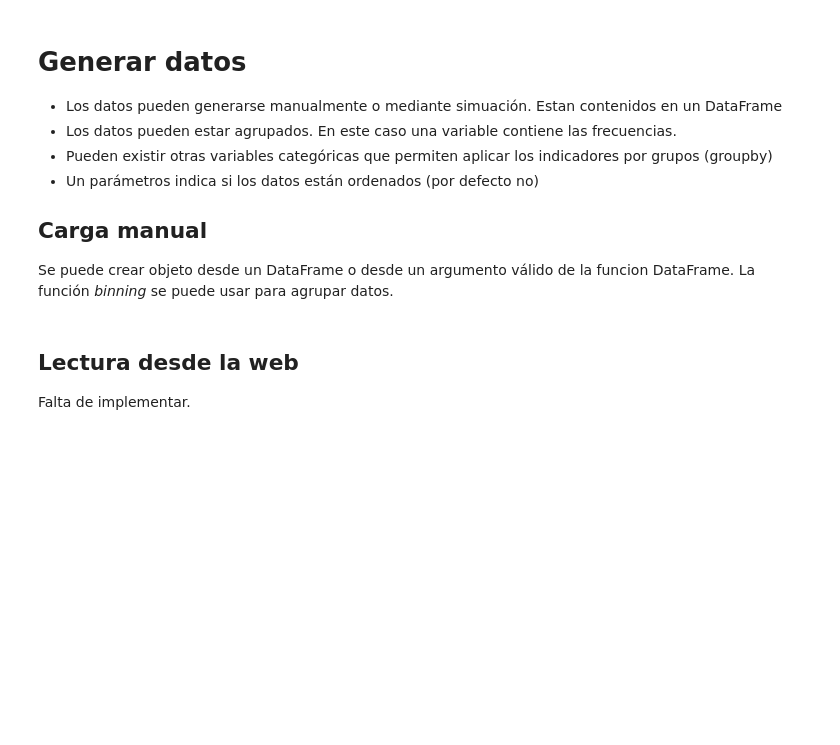
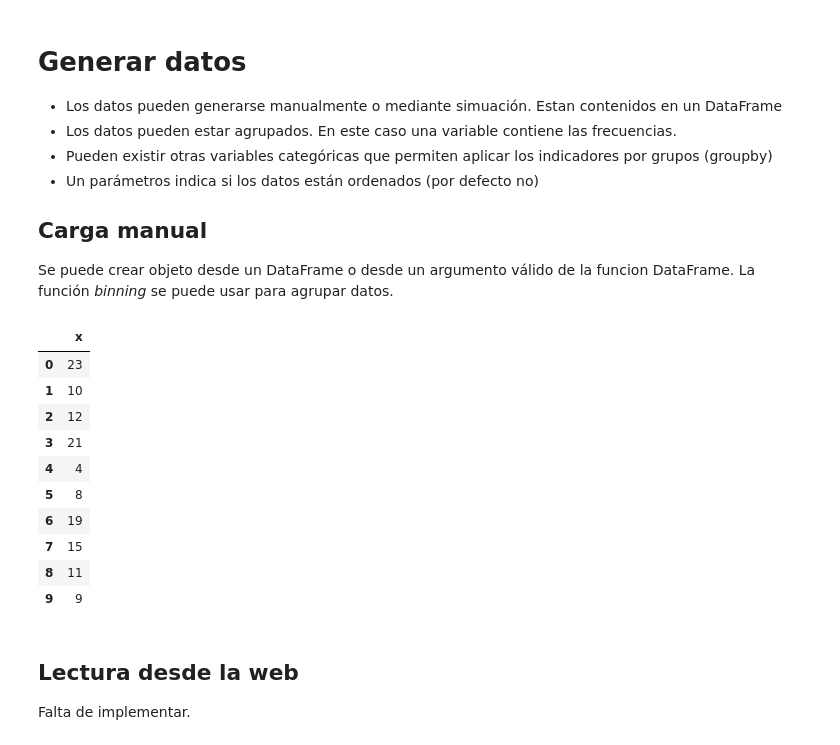
Before and after one commit to ngrion/apode, a Jupyter notebook: apode.ipynb, the cells around one changed output. Drawn from its saved outputs; the diff is of its cells as text; code cells hidden in the pictures; blank space fills up the shorter version.

```diff
--- a/apode.ipynb
+++ b/apode.ipynb
@@ -38,10 +72,24 @@ Se puede crear objeto desde un DataFrame o desde un argumento válido de la func
 # %%
 # dr1a y dr1b son equivalentes
 x = [23, 10, 12, 21, 4, 8, 19, 15, 11, 9]
 dr1a = IneqMeasure(x)
 
 df1 = pd.DataFrame({'x':x})
 dr1b = IneqMeasure(df1)
+
+dr1b.display()
+# %% [output]
+|  | x |
+| 0 | 23 |
+| 1 | 10 |
+| 2 | 12 |
+| 3 | 21 |
+| 4 | 4 |
+| 5 | 8 |
+| 6 | 19 |
+| 7 | 15 |
+| 8 | 11 |
+| 9 | 9 |
 # %% [markdown]
 ## Lectura desde la web
 
```
Also changed, not shown: parts of 24 cells of this notebook, 8 other files.
